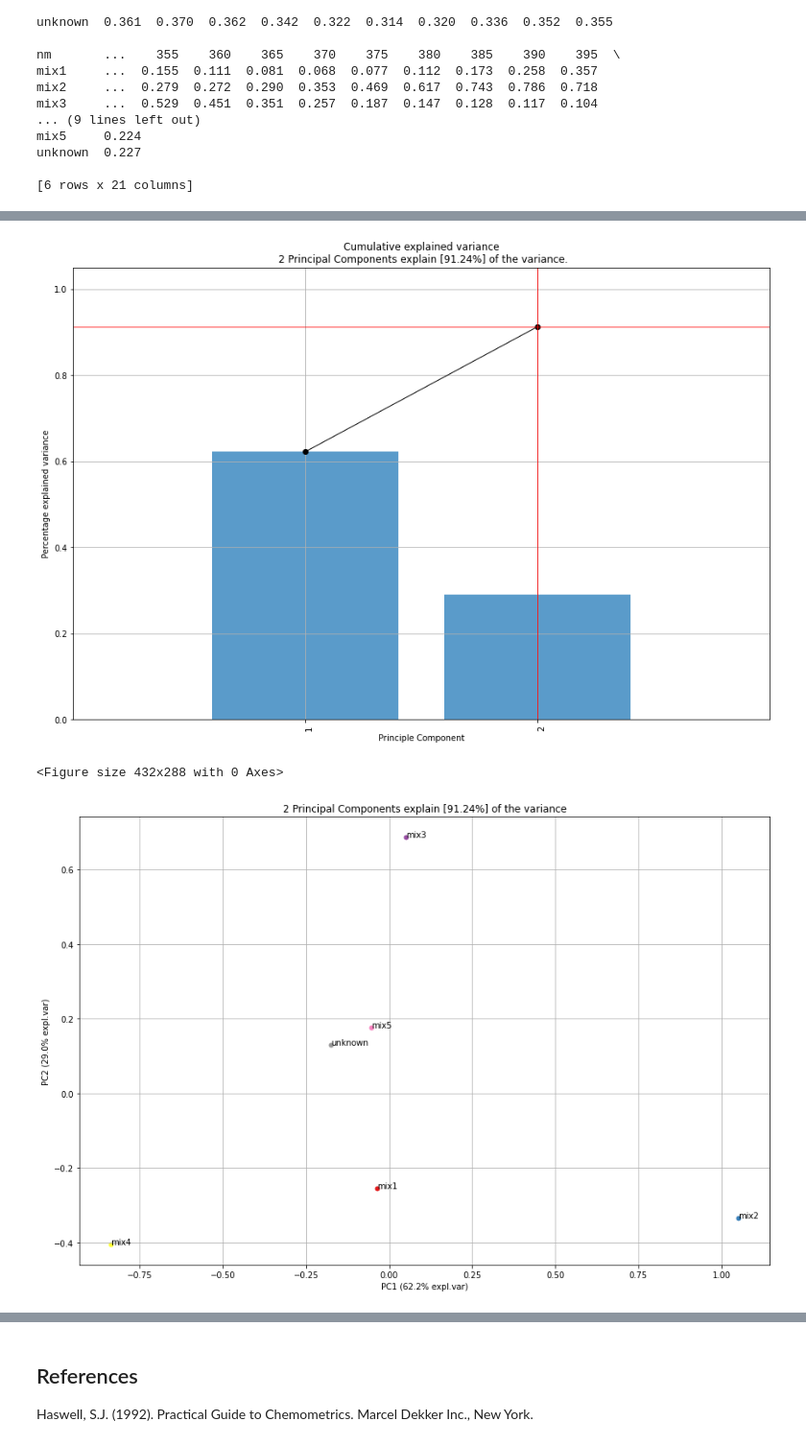
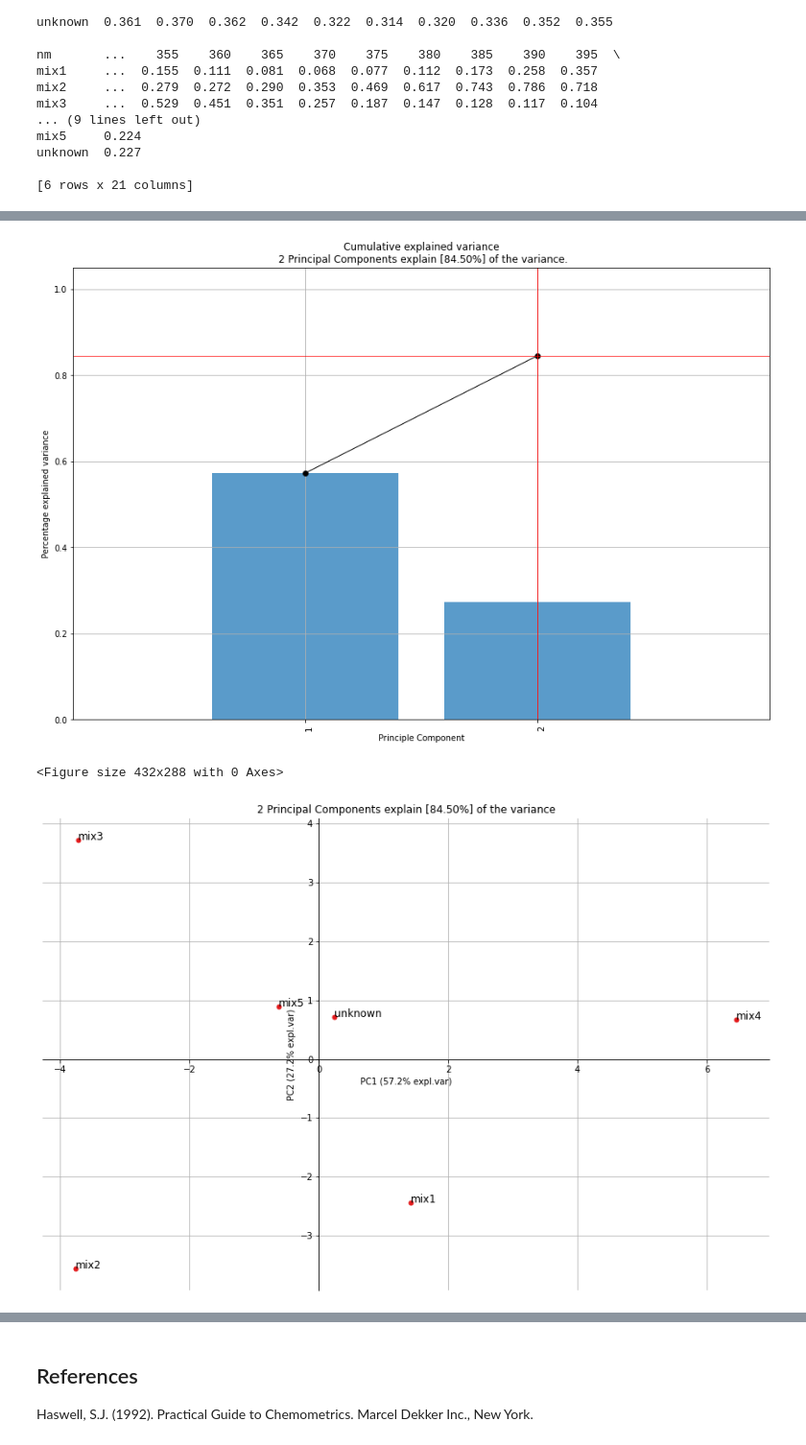
Before and after one commit to dawsman-1/Chemometrics-using-Python, a Jupyter notebook: Principal Component Analysis pca.ipynb, the cells around one changed output, grey strips where cells are left out. Shown at 96% size. Saved outputs shown, nothing was run; the diff lists cells and outputs as text; code cells hidden in the pictures.

Commit message:
Standardized data in PCA-pca notebook

```diff
--- a/Principal Component Analysis pca.ipynb
+++ b/Principal Component Analysis pca.ipynb
@@ -36,7 +37,7 @@ nm
 # %%
 # Transpose data
 
-spectral_data_wide = spectral_data.transpose()
+spectral_data_df_wide = spectral_data.transpose()
 print(spectral_data_df_wide)
 # %% [output]
 nm         300    305    310    315    320    325    330    335    340    345  \
@@ -56,6 +57,11 @@ mix5     0.224
 unknown  0.227
 
 [6 rows x 21 columns]
+# %%
+# Normalise spectral data i.e. mean center and scale by the root means sum of squares (MC-RMSS)
+
+x = spectral_data_df_wide.values
+x = StandardScaler().fit_transform(x)
 # %%
 # Initialize to reduce the data to 2 principal components
 
@@ -63,5 +69,5 @@ model = pca(n_components=2)
 # %%
 # Fit transform
 
-results = model.fit_transform(spectral_data_df_wide)
+results = model.fit_transform(x)
 # %% [output]
@@ -77,14 +84,22 @@ results = model.fit_transform(spectral_data_df_wide)
 
 fig, ax = model.plot()
 # %% [output]
-[figure, old version]
+[figure, new version]
 <Figure size 432x288 with 0 Axes>
 # %%
 # Scatter plot of 2 principal components
 
-fig, ax = model.scatter(legend=False)    # the unknown plot in a similar position to known mix5
+fig, ax = model.scatter(legend=False, label=False)    # the unknown plot in a similar position to known mix5
+ax.spines['left'].set_position(('data', 0))
+ax.spines['bottom'].set_position(('data', 0))
+ax.spines['top'].set_visible(False)
+ax.spines['right'].set_visible(False)
+
+for i, label in enumerate(spectral_data_df_wide.index):
+    ax.annotate(label, [model.results['PC'].iloc[i,0],
+                model.results['PC'].iloc[i,1]], size=12)
 # %% [output]
-[figure, old version]
+[figure, new version]
 # %%
 # Initialize to reduce the data to 3 principal components
 
```
Also changed, not shown: parts of 6 cells of this notebook, 1 other file.
